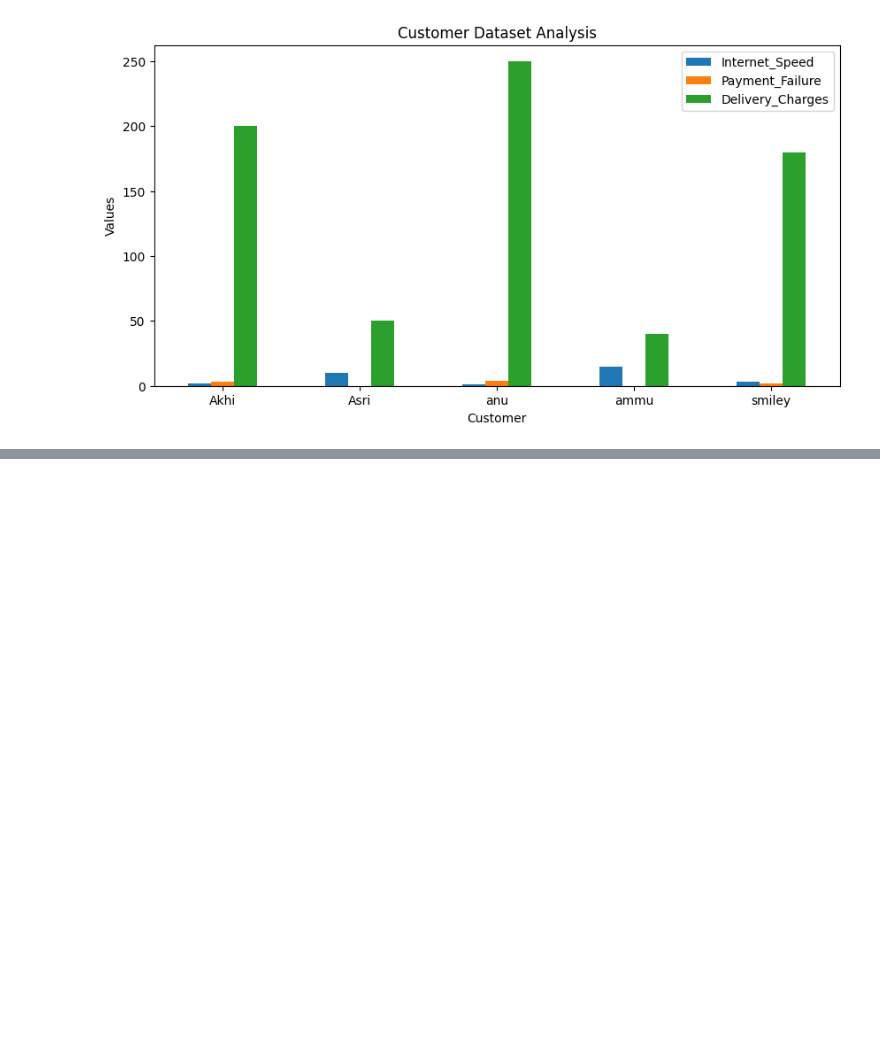
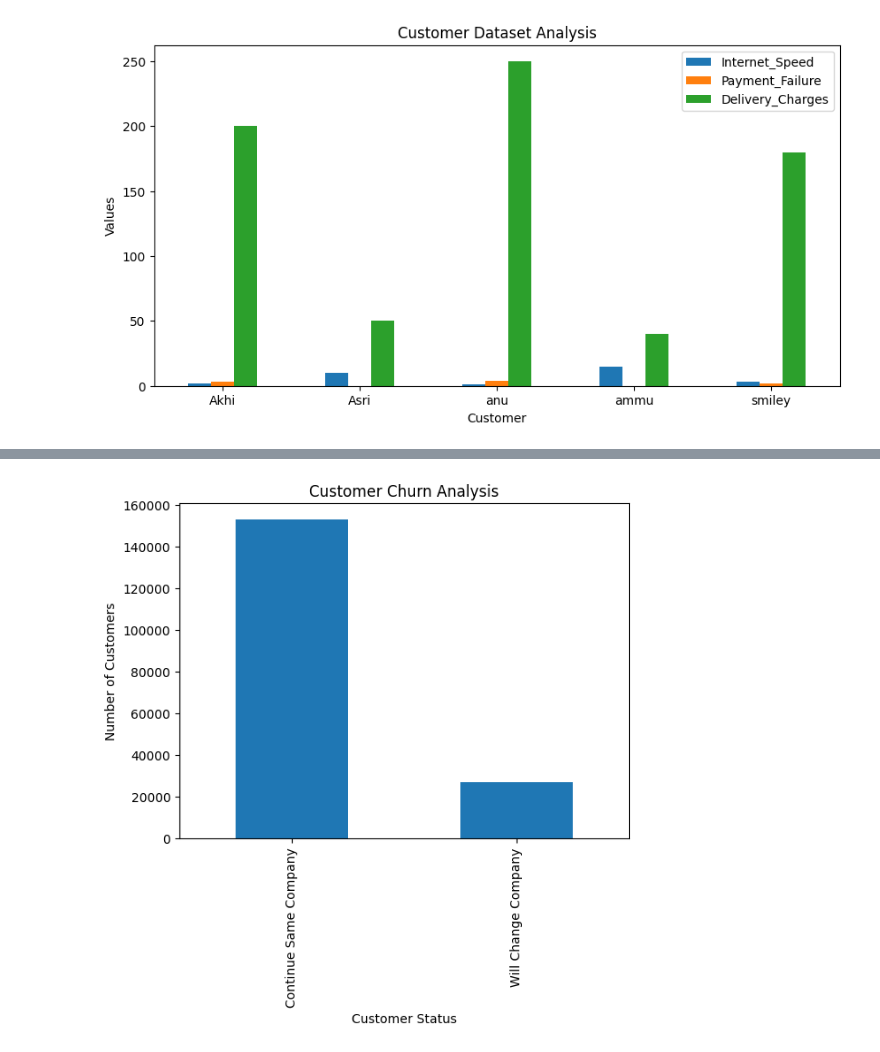
Before and after one commit to Thanujaroyal24/day-3.DiagnosticAnalytics, a Jupyter notebook: Untitled4.ipynb, the cells around one changed output, grey strips where cells are left out. Saved outputs shown, nothing was run; the diff lists cells and outputs as text; code cells hidden in the pictures; blank space fills up the shorter version.

```diff
--- a/Untitled4.ipynb
+++ b/Untitled4.ipynb
@@ -83,3 +83,85 @@ Akhi abandonment cause due to low internet speed
 anu abandonment cause due to low internet speed
 smiley abandonment cause due to low internet speed
 [figure]
+# %%
+import pandas as pd
+# Load dataset
+file_path = "/content/internet.csv"
+df = pd.read_csv(file_path)
+
+# Remove unwanted column
+if 'Unnamed: 0' in df.columns:
+    df = df.drop('Unnamed: 0', axis=1)
+
+# Convert ping column to numeric
+# Errors become NaN
+
+df['ping'] = pd.to_numeric(df['ping'], errors='coerce')
+
+# Remove rows with missing values
+
+df = df.dropna()
+
+# ---------- SIGNAL QUALITY ----------
+# Lower ping = Better signal
+
+def signal_quality(ping):
+    if ping <= 50:
+        return 'Good'
+    elif ping <= 100:
+        return 'Average'
+    else:
+        return 'Bad'
+
+# Create signal column
+
+df['Signal'] = df['ping'].apply(signal_quality)
+
+# ---------- CUSTOMER CHURN ----------
+# Simple logic:
+# Low speed or bad signal -> customer may change company
+# Otherwise customer may continue
+
+def churn(speed, signal):
+    if speed < 1000 or signal == 'Bad':
+        return 'Will Change Company'
+    else:
+        return 'Continue Same Company'
+
+# Create churn column
+
+df['Customer_Status'] = df.apply(
+    lambda x: churn(x['kb/s'], x['Signal']),
+    axis=1
+)
+
+# ---------- TOTAL COUNTS ----------
+status_count = df['Customer_Status'].value_counts()
+
+print("\nCustomer Status Count:\n")
+print(status_count)
+
+# ---------- COMPANY PERFORMANCE ----------
+company_speed = df.groupby('operator')['kb/s'].mean()
+
+print("\nAverage Internet Speed by Company:\n")
+print(company_speed)
+
+# ---------- GRAPH 1 ----------
+# Customer churn graph
+
+status_count.plot(kind='bar')
+plt.title('Customer Churn Analysis')
+plt.xlabel('Customer Status')
+plt.ylabel('Number of Customers')
+plt.show()
+
+# ---------- GRAPH 2 ----------
+# Average speed graph
+
+company_speed.plot(kind='bar')
+plt.title('Average Internet Speed by Company')
+plt.xlabel('Company')
+plt.ylabel('Average Speed (kb/s)')
+plt.show()
+# %% [output]
@@ -85,0 +183 @@ smiley abandonment cause due to low internet speed
+[figure, added]
```
Also changed, not shown: parts of 1 cell of this notebook.
